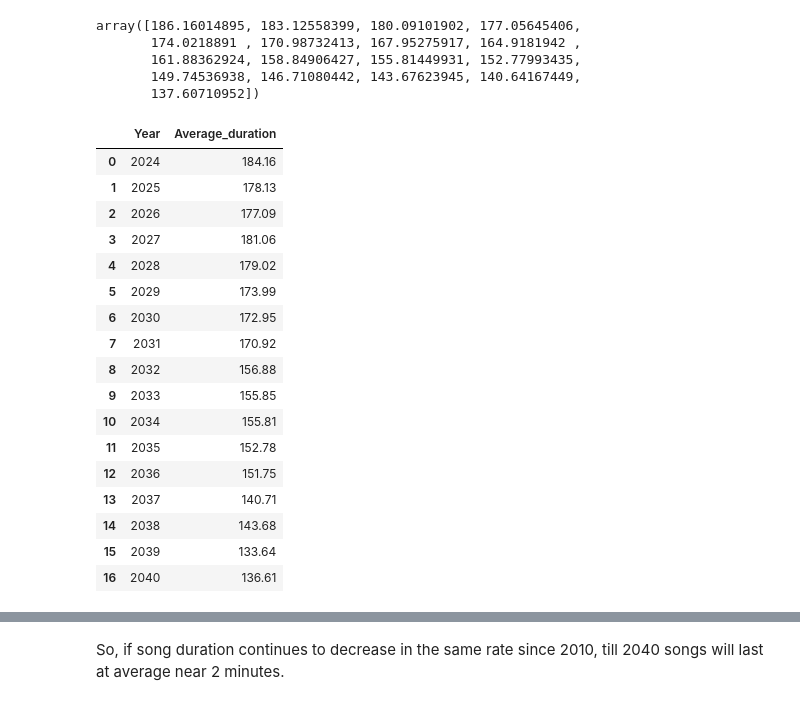
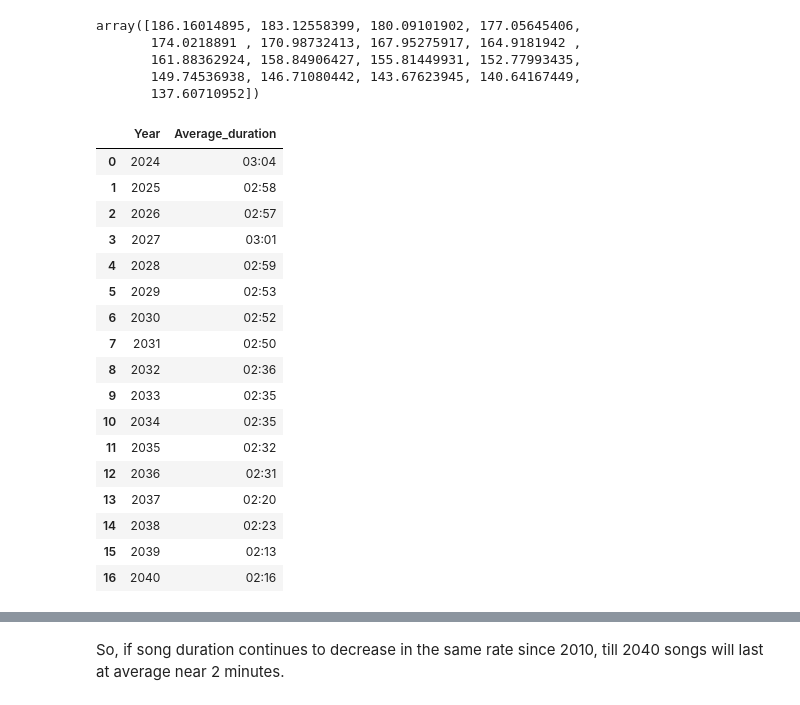
Before and after one commit to MtsGou/case-music-most-popular-songs, a Jupyter notebook: 3_modeling_avg_track_duration_2023-02-21.ipynb, the cells around one changed output, grey strips where cells are left out. Drawn from its saved outputs; the diff is of its cells as text; code cells hidden in the pictures.

```diff
--- a/3_modeling_avg_track_duration_2023-02-21.ipynb
+++ b/3_modeling_avg_track_duration_2023-02-21.ipynb
@@ -387,27 +428,29 @@ linear_prediction = pd.DataFrame(linear_prediction, columns =['Average_duration'
 linear_pred['Average_duration'] = linear_prediction['Average_duration'].apply(lambda i: i + list(randint(-7, 7, 1))[0])
 
 seed(1)
-
-linear_pred
-# %% [output]
-|  | Year | Average_duration |
-| 0 | 2024 | 184.16 |
-| 1 | 2025 | 178.13 |
-| 2 | 2026 | 177.09 |
-| 3 | 2027 | 181.06 |
-| 4 | 2028 | 179.02 |
-| 5 | 2029 | 173.99 |
-| 6 | 2030 | 172.95 |
-| 7 | 2031 | 170.92 |
-| 8 | 2032 | 156.88 |
-| 9 | 2033 | 155.85 |
-| 10 | 2034 | 155.81 |
-| 11 | 2035 | 152.78 |
-| 12 | 2036 | 151.75 |
-| 13 | 2037 | 140.71 |
-| 14 | 2038 | 143.68 |
-| 15 | 2039 | 133.64 |
-| 16 | 2040 | 136.61 |
+# %%
+linear_pred.astype({'Average_duration': 'datetime64[s]'})\
+           .style \
+           .format({'Average_duration': lambda t: t.strftime("%M:%S")})
+# %% [output]
+|  | Year | Average_duration |
+| 0 | 2024 | 03:04 |
+| 1 | 2025 | 02:58 |
+| 2 | 2026 | 02:57 |
+| 3 | 2027 | 03:01 |
+| 4 | 2028 | 02:59 |
+| 5 | 2029 | 02:53 |
+| 6 | 2030 | 02:52 |
+| 7 | 2031 | 02:50 |
+| 8 | 2032 | 02:36 |
+| 9 | 2033 | 02:35 |
+| 10 | 2034 | 02:35 |
+| 11 | 2035 | 02:32 |
+| 12 | 2036 | 02:31 |
+| 13 | 2037 | 02:20 |
+| 14 | 2038 | 02:23 |
+| 15 | 2039 | 02:13 |
+| 16 | 2040 | 02:16 |
 # %%
 linear_pred.rename(columns={"Average_duration": "Average_duration_pred"}, inplace=True)
 # %%
```
Also changed, not shown: parts of 8 cells of this notebook, 4 other files.
